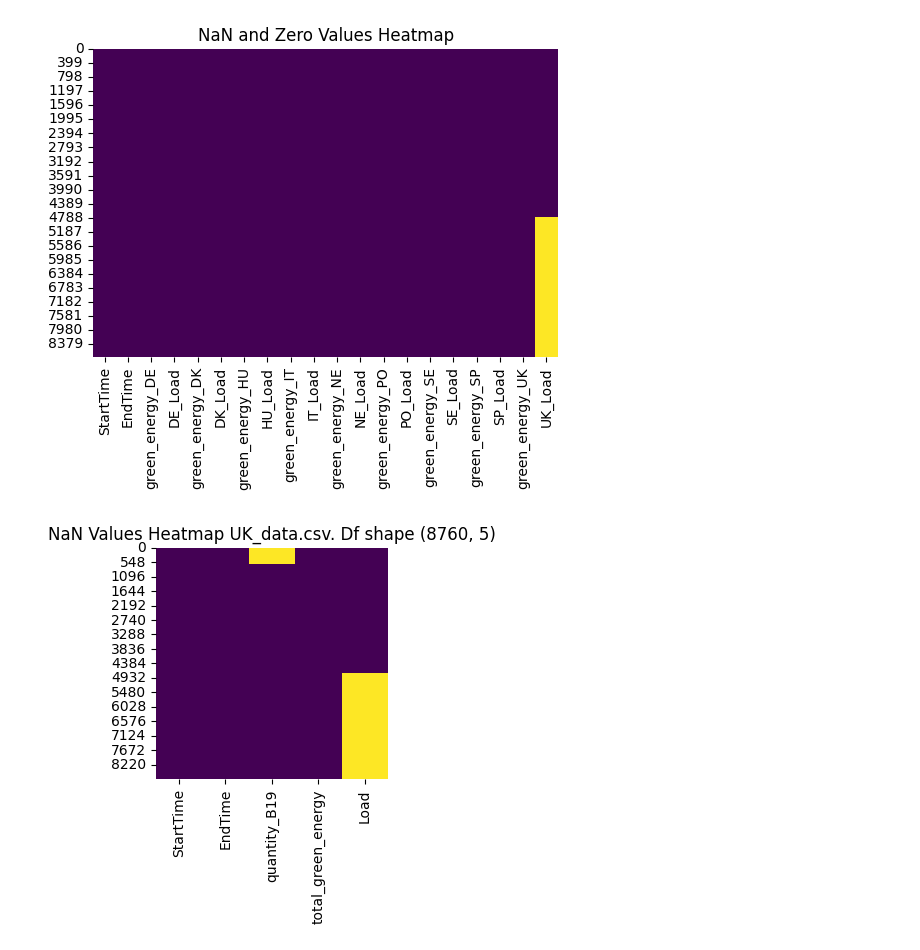
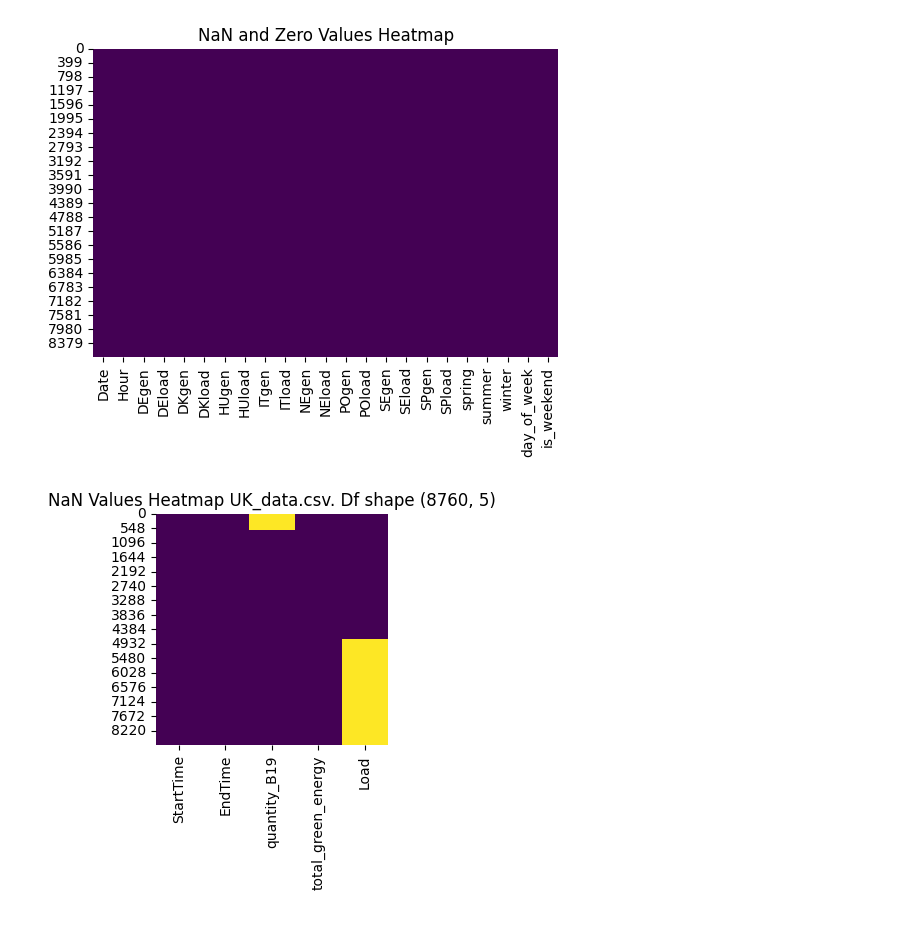
Before and after one commit to arturofredes/SchneiderHackathon_UBEcoFriends, a Jupyter notebook: pruebas.ipynb, the cells around one changed output. Cells and saved outputs as stored; diff of their text form; code cells hidden in the pictures.

```diff
--- a/pruebas.ipynb
+++ b/pruebas.ipynb
@@ -20,19 +20,19 @@ GREEN_ENERGY = [
 # %%
 # NAN & 0 heatmap
 
-folder = r'data\final_data'
-file_name = 'data_def.csv'
+folder = r'data'
+file_name = 'final_data.csv'
 df = pd.read_csv(os.path.join(folder, file_name)) # change your df
 # Plot NaN values and zeros heatmap
 plt.figure(figsize=(6, 4))
 cmap = sns.color_palette("viridis", as_cmap=True)
 sns.heatmap(df.isnull(), cmap='viridis', cbar=False) # drop the nulls
 # sns.heatmap(df == 0, cmap='viridis', cbar=False) # drop the 0
 # sns.heatmap(df.isnull() | (df == 0), cmap=cmap, cbar=False) # drop both
 plt.title('NaN and Zero Values Heatmap')
 plt.show()
 # %% [output]
-[figure, old version]
+[figure, new version]
 # %%
 folder = r'data\not_used'
 file_name = 'UK_data.csv'
```
Also changed, not shown: 2 other files.
